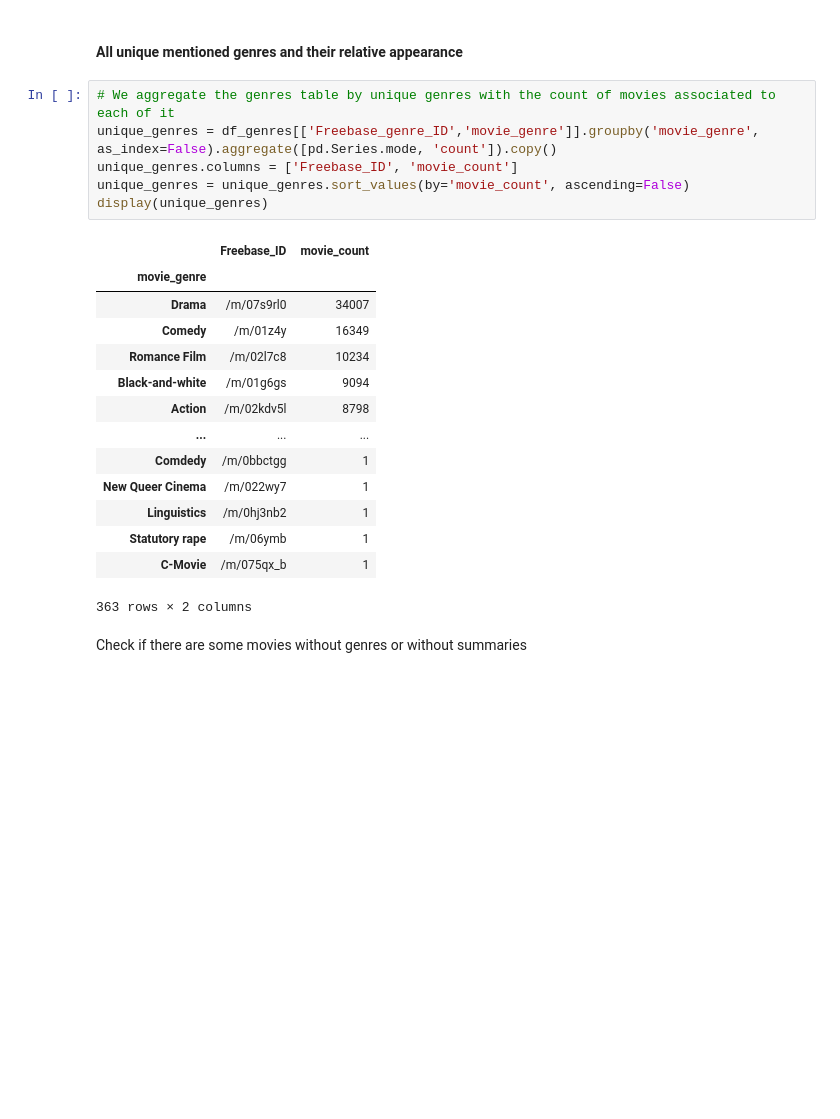
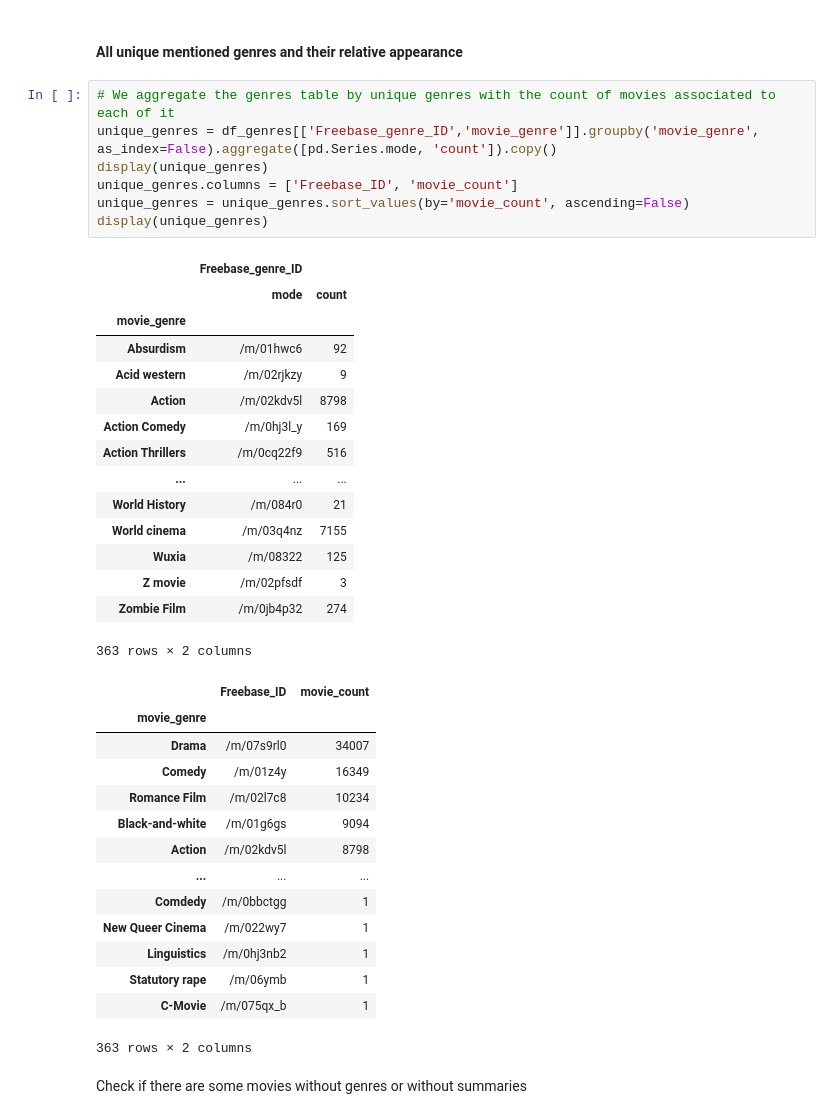
Before and after one commit to epfl-ada/ada-2023-project-thepiratesofthestreet, a Jupyter notebook: milestone2.ipynb, the cells around one changed output. Saved outputs shown, nothing was run; the diff lists cells and outputs as text; blank space fills up the shorter version.

```diff
--- a/milestone2.ipynb
+++ b/milestone2.ipynb
@@ -63,24 +63,40 @@ print(df_genres.head())
 # %%
 # We aggregate the genres table by unique genres with the count of movies associated to each of it
 unique_genres = df_genres[['Freebase_genre_ID','movie_genre']].groupby('movie_genre', as_index=False).aggregate([pd.Series.mode, 'count']).copy()
+display(unique_genres)
 unique_genres.columns = ['Freebase_ID', 'movie_count']
 unique_genres = unique_genres.sort_values(by='movie_count', ascending=False)
 display(unique_genres)
 # %% [output]
-|  | Freebase_ID | movie_count |
+|  | Freebase_genre_ID |  |
+|  | mode | count |
 | movie_genre |  |  |
-| Drama | /m/07s9rl0 | 34007 |
-| Comedy | /m/01z4y | 16349 |
-| Romance Film | /m/02l7c8 | 10234 |
-| Black-and-white | /m/01g6gs | 9094 |
+| Absurdism | /m/01hwc6 | 92 |
+| Acid western | /m/02rjkzy | 9 |
 | Action | /m/02kdv5l | 8798 |
+| Action Comedy | /m/0hj3l_y | 169 |
+| Action Thrillers | /m/0cq22f9 | 516 |
 | ... | ... | ... |
-| Comdedy | /m/0bbctgg | 1 |
-| New Queer Cinema | /m/022wy7 | 1 |
-| Linguistics | /m/0hj3nb2 | 1 |
-| Statutory rape | /m/06ymb | 1 |
-| C-Movie | /m/075qx_b | 1 |
+| World History | /m/084r0 | 21 |
+| World cinema | /m/03q4nz | 7155 |
+| Wuxia | /m/08322 | 125 |
+| Z movie | /m/02pfsdf | 3 |
+| Zombie Film | /m/0jb4p32 | 274 |
 363 rows × 2 columns
+|  | Freebase_ID | movie_count |
+| movie_genre |  |  |
+| Drama | /m/07s9rl0 | 34007 |
+| Comedy | /m/01z4y | 16349 |
+| Romance Film | /m/02l7c8 | 10234 |
+| Black-and-white | /m/01g6gs | 9094 |
+| Action | /m/02kdv5l | 8798 |
+| ... | ... | ... |
+| Comdedy | /m/0bbctgg | 1 |
+| New Queer Cinema | /m/022wy7 | 1 |
+| Linguistics | /m/0hj3nb2 | 1 |
+| Statutory rape | /m/06ymb | 1 |
+| C-Movie | /m/075qx_b | 1 |
+363 rows × 2 columns
 # %% [markdown]
 Check if there are some movies without genres or without summaries
 # %%
```
Also changed, not shown: parts of 14 cells of this notebook.
